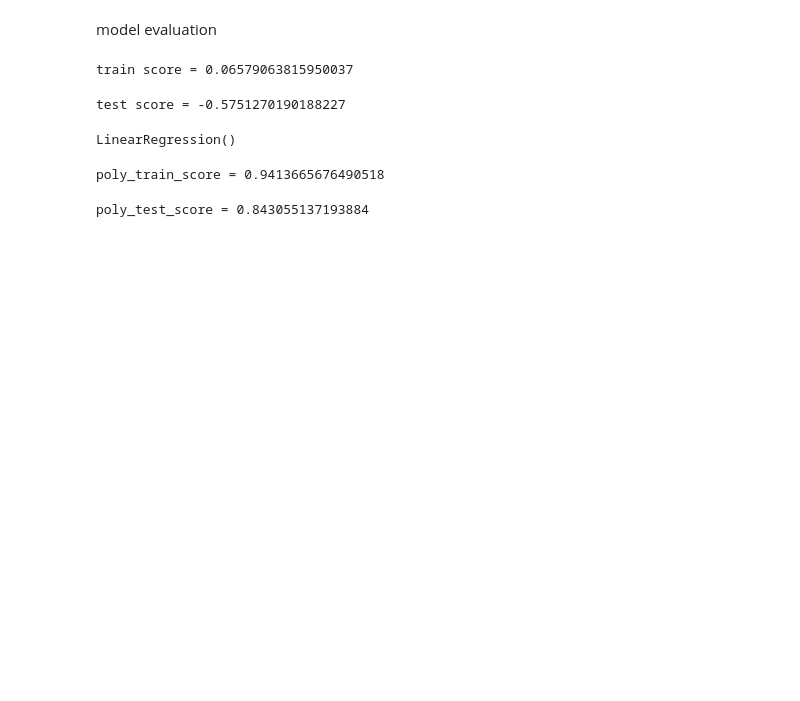
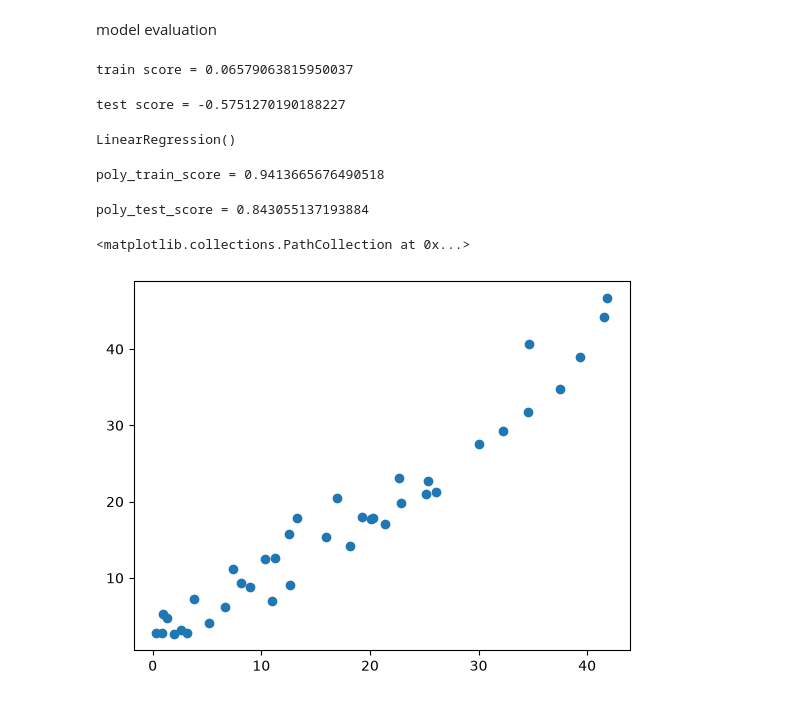
Before and after one commit to Vigneshkumar-29/Linear-Regression, a Jupyter notebook: linear_regression.ipynb, the cells around one changed output. Cells and saved outputs as stored; diff of their text form; code cells hidden in the pictures; blank space fills up the shorter version.

Commit message:
adding linear graph

```diff
--- a/linear_regression.ipynb
+++ b/linear_regression.ipynb
@@ -86,3 +86,8 @@ poly_y_test_score = r2_score(y_test,poly_y_test_pred)
 print(f"poly_test_score = {poly_y_test_score}")
 # %% [output]
 poly_test_score = 0.843055137193884
+# %%
+plt.scatter(y_train,poly_y_train_pred)
+# %% [output]
+<matplotlib.collections.PathCollection at 0x...>
+[figure, added]
```
